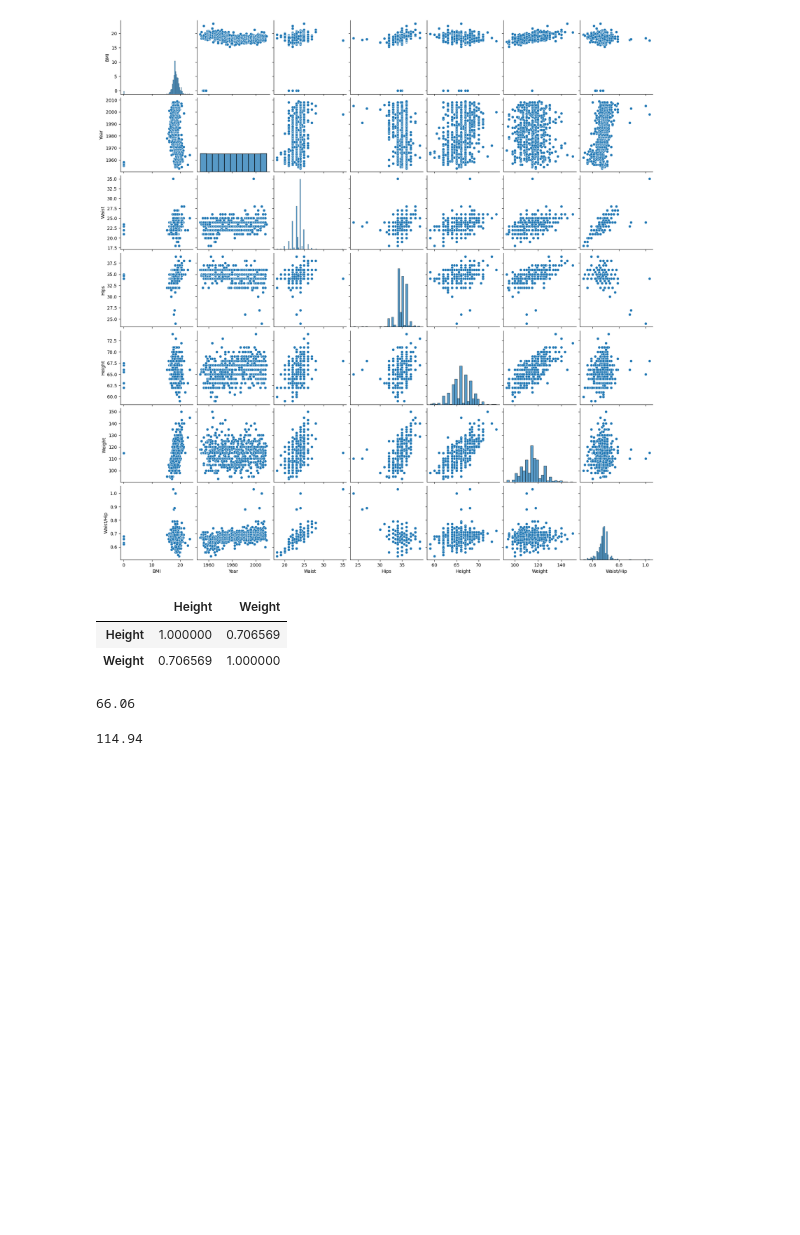
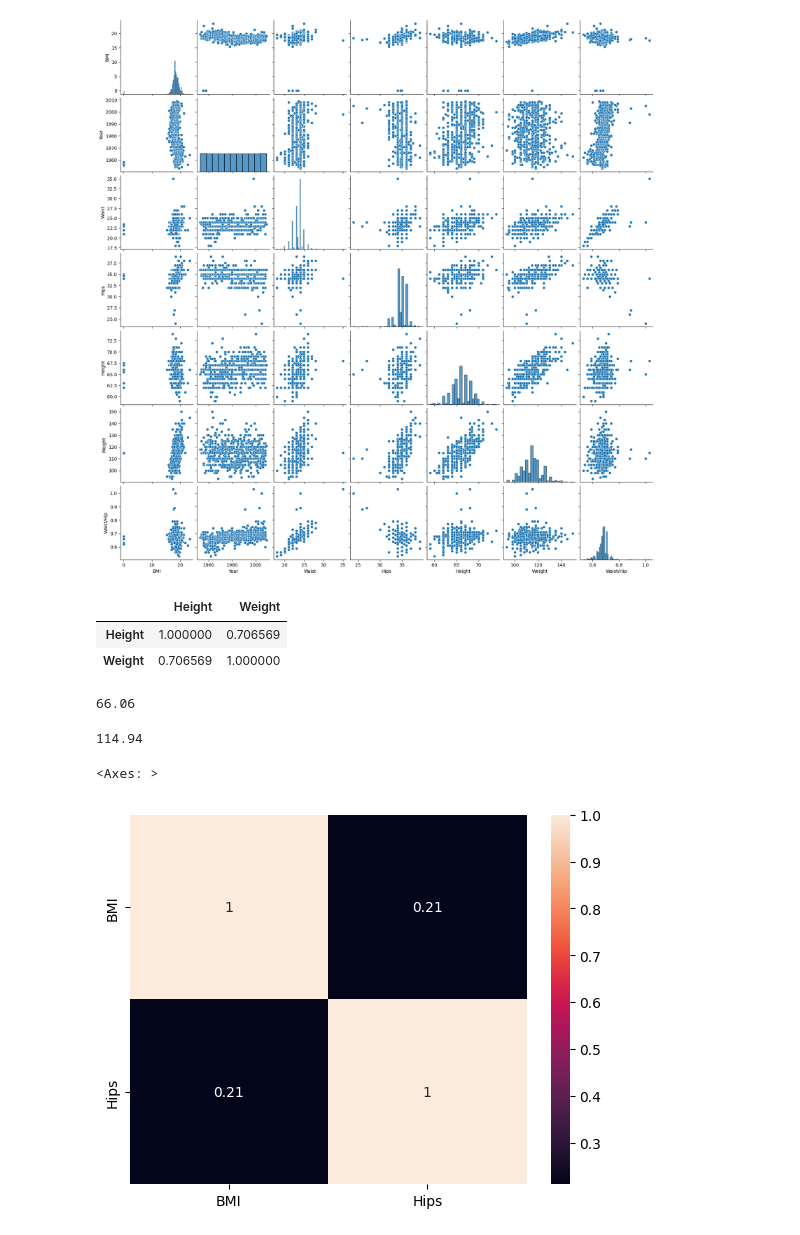
Before and after one commit to ivajazz/EDA_1_2, a Jupyter notebook: EDA_2_6.ipynb, the cells around one changed output. Cells and saved outputs as stored; diff of their text form; code cells hidden in the pictures; blank space fills up the shorter version.

```diff
--- a/EDA_2_6.ipynb
+++ b/EDA_2_6.ipynb
@@ -86,3 +86,10 @@ stat_w = statistics.mean(df['Weight'])
 display(round(stat_w, 2))
 # %% [output]
 114.94
+# %%
+data_1 = df[['BMI', 'Hips']]
+# %%
+sns.heatmap(data_1.corr(), annot=True)
+# %% [output]
+<Axes: >
+[figure, added]
```
Also changed, not shown: parts of 1 cell of this notebook.
